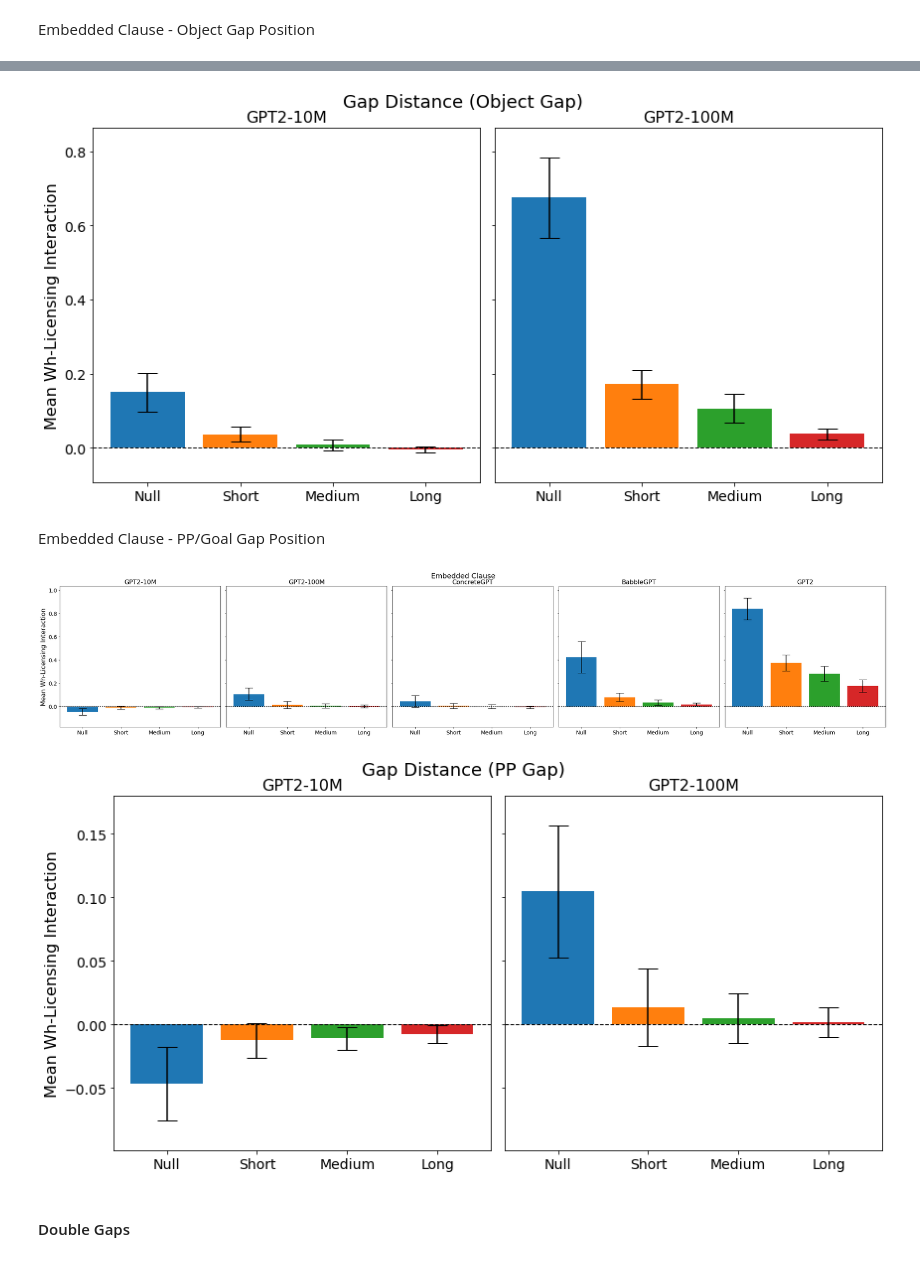
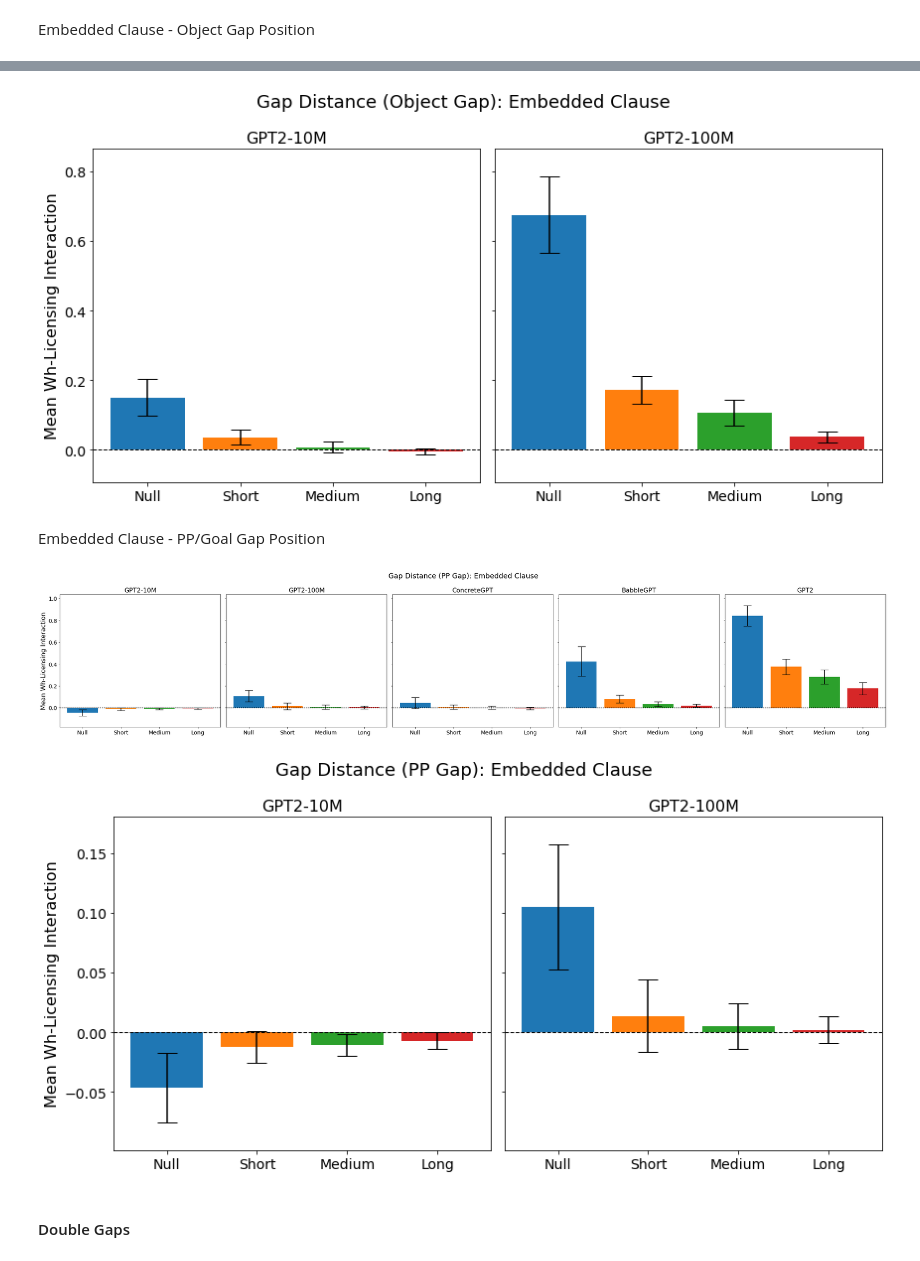
Before and after one commit to um-cap-lab/EMNLP-2025-submission, a Jupyter notebook: wh-licensing_interaction_term_visualizations.ipynb, the cells around one changed output, grey strips where cells are left out. Drawn from its saved outputs; the diff is of its cells as text; code cells hidden in the pictures.

```diff
--- a/wh-licensing_interaction_term_visualizations.ipynb
+++ b/wh-licensing_interaction_term_visualizations.ipynb
@@ -387,7 +387,7 @@ def plot_wh_licensing_interaction(df_lists, subtitles, labels, title):
     # adjust layout to prevent overlap
     fig.suptitle(title, fontsize = 18)
     plt.tight_layout()
-    plt.subplots_adjust(top = 0.9)  # adjust the position of the overall title
+    plt.subplots_adjust(top = 0.85)  # adjust the position of the overall title
     plt.show()
 # %% [markdown]
 #### Gap Distance
@@ -592,10 +592,10 @@ df_list_gpt2_100m = [null_gpt2_100m, short_gpt2_100m, medium_gpt2_100m, long_gpt
 df_lists = [df_list_gpt2_10m, df_list_gpt2_100m]
 subtitles = ['GPT2-10M', 'GPT2-100M']
 labels = ['Null', 'Short', 'Medium', 'Long']
-title = 'Gap Distance (Object Gap)'
+title = 'Gap Distance (Object Gap): Embedded Clause'
 plot_wh_licensing_interaction(df_lists, subtitles, labels, title)
 # %% [output]
-[figure, old version]
+[figure, new version]
 # %% [markdown]
 Embedded Clause - PP/Goal Gap Position
 # %%
@@ -635,21 +635,21 @@ df_list_gpt2 = [null_gpt2, short_gpt2, medium_gpt2, long_gpt2]
 df_lists = [df_list_gpt2_10m, df_list_gpt2_100m, df_list_babylm_10m, df_list_babylm_100m, df_list_gpt2]
 subtitles = ['GPT2-10M', 'GPT2-100M', 'ConcreteGPT', 'BabbleGPT', 'GPT2']
 labels = ['Null', 'Short', 'Medium', 'Long']
-title = 'Embedded Clause'
+title = 'Gap Distance (PP Gap): Embedded Clause'
 plot_wh_licensing_interaction(df_lists, subtitles, labels, title)
 # %% [output]
-[figure, old version]
+[figure, new version]
 # %%
 # if we want to look at only two models at a time
 df_list_gpt2_10m = [null_gpt2_10m, short_gpt2_10m, medium_gpt2_10m, long_gpt2_10m]
 df_list_gpt2_100m = [null_gpt2_100m, short_gpt2_100m, medium_gpt2_100m, long_gpt2_100m]
 df_lists = [df_list_gpt2_10m, df_list_gpt2_100m]
 subtitles = ['GPT2-10M', 'GPT2-100M']
 labels = ['Null', 'Short', 'Medium', 'Long']
-title = 'Gap Distance (PP Gap)'
+title = 'Gap Distance (PP Gap): Embedded Clause'
 plot_wh_licensing_interaction(df_lists, subtitles, labels, title)
 # %% [output]
-[figure, old version]
+[figure, new version]
 # %% [markdown]
 #### Double Gaps
 # %%
```
Also changed, not shown: parts of 18 cells of this notebook.
